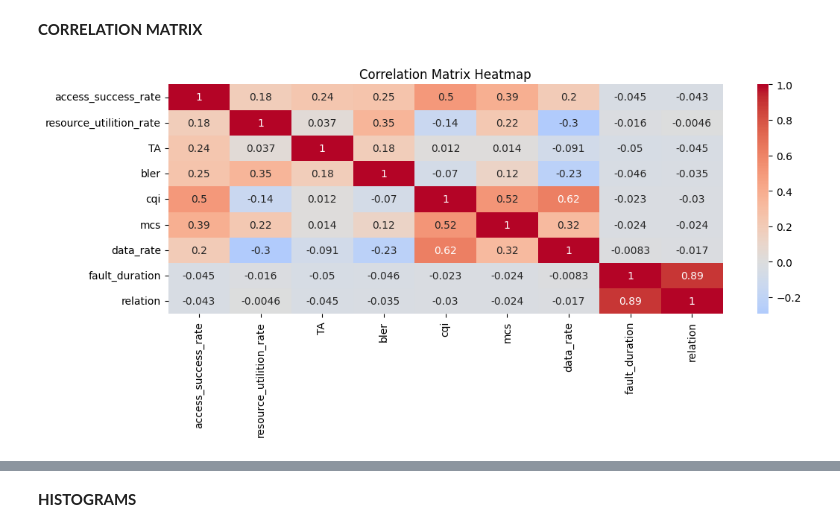
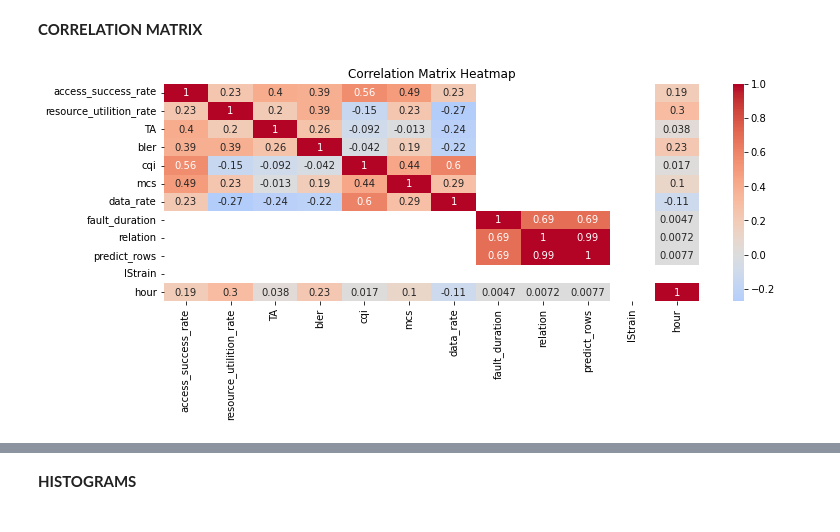
Before and after one commit to ITU-AI-ML-in-5G-Challenge/Fault-impact-analysis-2023-Challenge, a Jupyter notebook: 2. aDATA READING AND VISUALIZATIONS.ipynb, the cells around one changed output, grey strips where cells are left out. Cells and saved outputs as stored; diff of their text form; code cells hidden in the pictures.

```diff
--- a/2. aDATA READING AND VISUALIZATIONS.ipynb
+++ b/2. aDATA READING AND VISUALIZATIONS.ipynb
@@ -561,11 +504,11 @@ plt.show()
 **CORRELATION MATRIX**
 # %%
 plt.figure(figsize=(12, 4))
-sns.heatmap(test.drop(["predict_rows","IStrain","hour"],axis=1).corr(), annot=True, cmap='coolwarm', center=0)
+sns.heatmap(test.corr(), annot=True, cmap='coolwarm', center=0)
 plt.title('Correlation Matrix Heatmap')
 plt.show()
 # %% [output]
-[figure, old version]
+[figure, new version]
 # %%
 plt.figure(figsize=(12, 4))
 sns.heatmap(train.corr(), annot=True, cmap='coolwarm', center=0)
```
Also changed, not shown: parts of 21 cells of this notebook.
